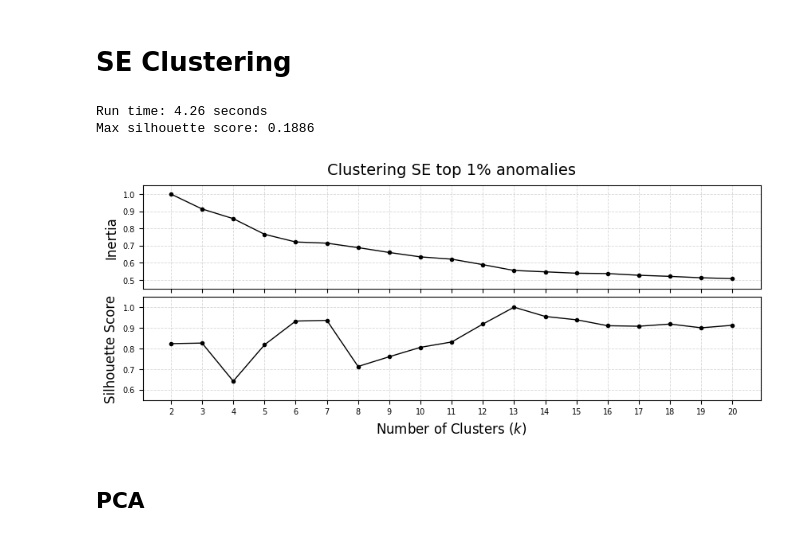
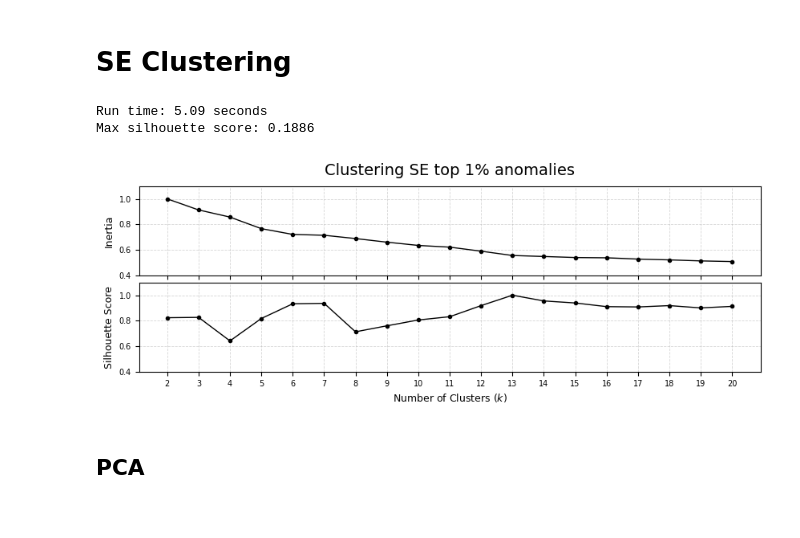
Before and after one commit to ed-ortizm/xai-astronomy, a Jupyter notebook: thesis/04_clustering_xai/02_optimal_n_clusters.ipynb, the cells around one changed output. Saved outputs shown, nothing was run; the diff lists cells and outputs as text; code cells hidden in the pictures.

Commit message:
feature: update optimal n clustering figures

```diff
--- a/thesis/04_clustering_xai/02_optimal_n_clusters.ipynb
+++ b/thesis/04_clustering_xai/02_optimal_n_clusters.ipynb
@@ -89,16 +89,6 @@ def plot_inertias_silhouettes(
 
         axs[1].set_xticks(k_values)
 
-        y0_min = np.floor(np.min(inertias) * 10) / 10
-        y0_ticks = np.arange(y0_min, 1.01, 0.1)
-        axs[0].set_yticks(y0_ticks)
-        axs[0].set_ylim(y0_min-0.05, 1.05)
-
-        y1_min = np.floor(np.min(silhouettes) * 10) / 10
-        y1_ticks = np.arange(y1_min, 1.01, 0.1)
-        axs[1].set_yticks(y1_ticks)
-        axs[1].set_ylim(y1_min-0.05, 1.05)
-
         axs[0].set_ylabel("Inertia")
         axs[1].set_ylabel("Silhouette Score")
         axs[1].set_xlabel("Number of Clusters ($k$)")
@@ -277,39 +267,49 @@ raw_inertias, raw_silhouette = clustering.compute_inertias_silhouette(
 inertias_se = raw_inertias / np.max(raw_inertias)
 max_silhouette = np.max(raw_silhouette)
 print(f"Max silhouette score: {max_silhouette:.4f}")
 silhouette_se = raw_silhouette / max_silhouette
 
 rc_params = {
     # "font.family": "serif",
     "font.size": 12,
-    "axes.labelsize": 12,
+    "axes.labelsize": 9,
     "xtick.labelsize": 7,
     "ytick.labelsize": 7,
     "figure.titlesize": 14,
     "lines.markersize": 3,
     "lines.linewidth": 1,
 }
 
 score_name = "SE"
 subtitle = f"Clustering {score_name} top 1% anomalies"
 
 fig, axs = plot_inertias_silhouettes(
     inertias=inertias_se,
     silhouettes=silhouette_se,
-    figsize=(10, 3.5),
+    figsize=(10, 3),
     n_clusters=inertias_se.shape[0] + 2,
     subtitle=subtitle,
     rc_params=rc_params
 )
 
+y_lims = (0.4, 1.1)
+axs[0].set_ylim(y_lims)
+y_ticks = np.arange(y_lims[0], y_lims[1], 0.2)
+axs[0].set_yticks(y_ticks)
+
+axs[1].set_ylim(y_lims)
+y_ticks = np.arange(y_lims[0], y_lims[1], 0.2)
+axs[1].set_yticks(y_ticks)
+
+
 plt.subplots_adjust(hspace=0.08)
 plt.show()
-# # save fig
-# fig.savefig(f"{ch_6_dir}/opt_n_cluster_{score_name}.pdf", bbox_inches="tight")
+# save fig
+fig.savefig(f"{ch_6_dir}/opt_n_cluster_{score_name}.pdf", bbox_inches="tight")
 # %% [output]
-Run time: 4.26 seconds
+Run time: 5.09 seconds
 Max silhouette score: 0.1886
-[figure, old version]
+[figure, new version]
 # %% [markdown]
 ## PCA
 # %%
```
Also changed, not shown: parts of 5 cells of this notebook, 2 other files.
